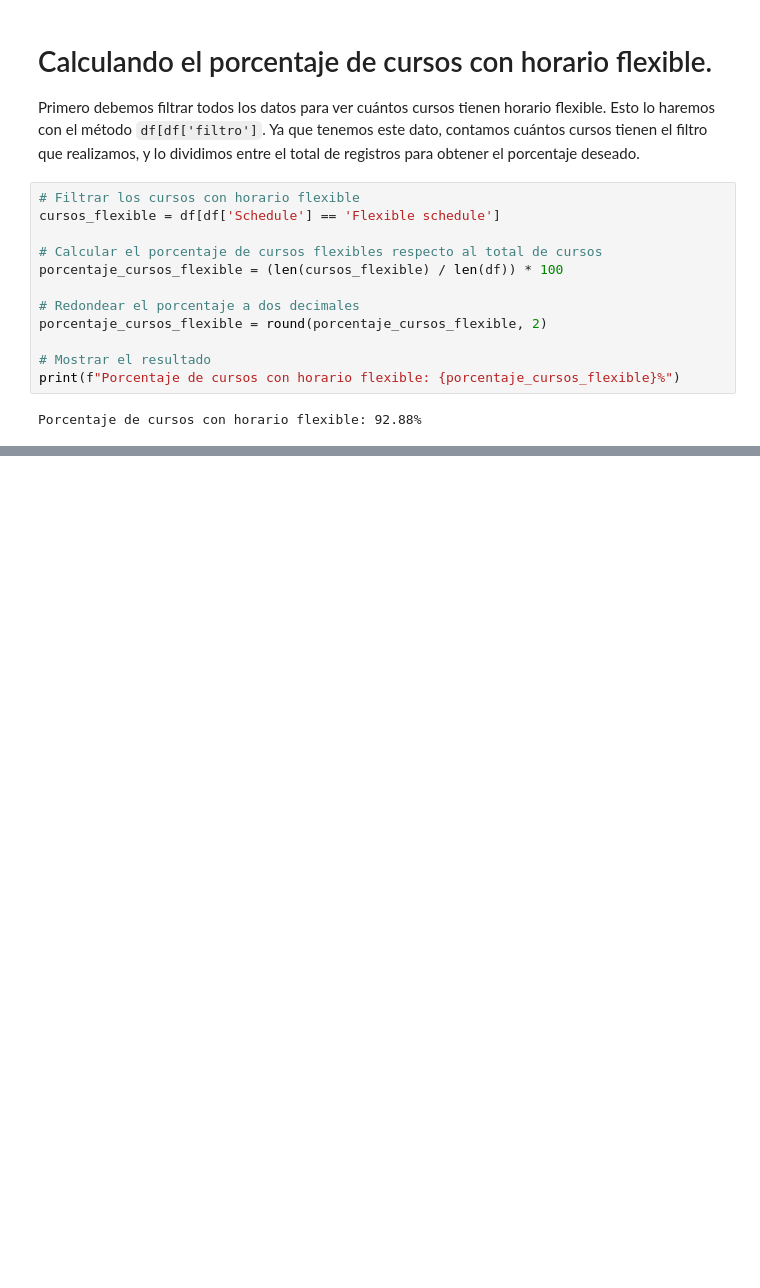
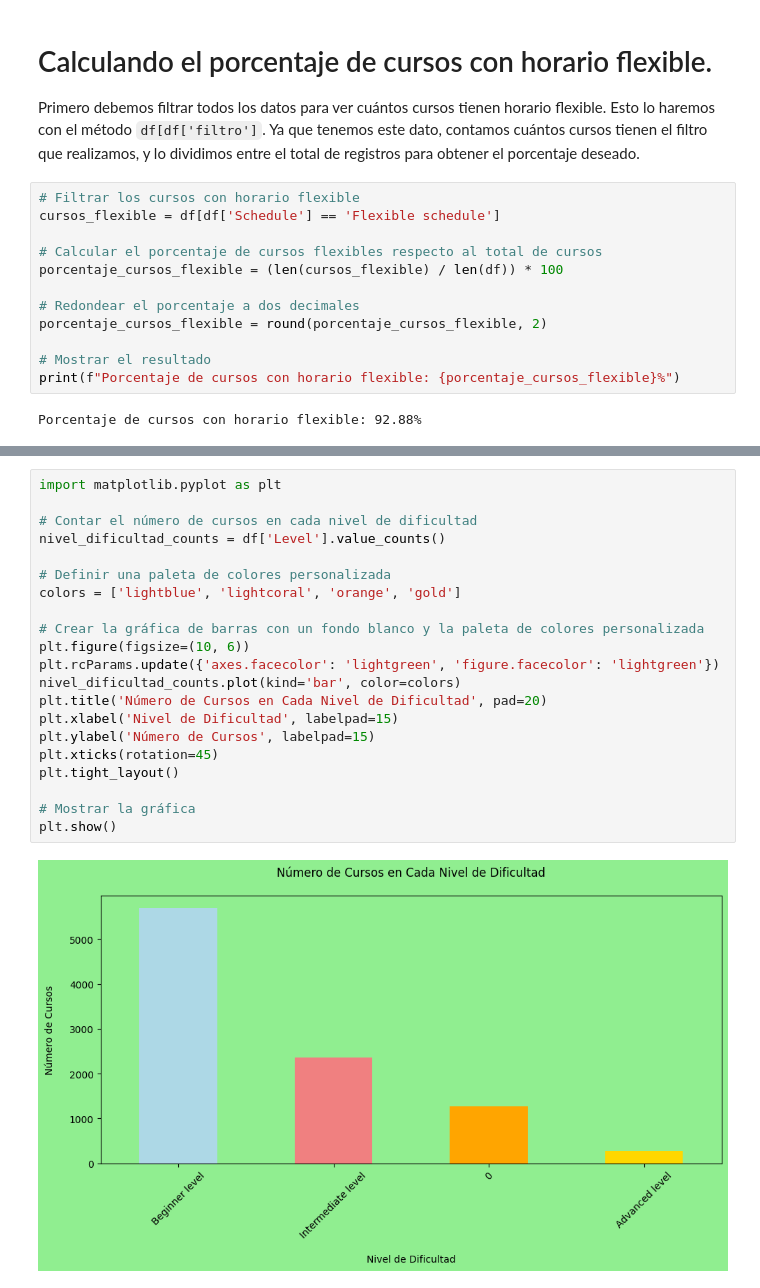
Before and after one commit to NeryJim21/-SS2-Practica2_201700381, a Jupyter notebook: practica2_201700381.ipynb, the cells around one changed output, grey strips where cells are left out. Cells and saved outputs as stored; diff of their text form; blank space fills up the shorter version.

Commit message:
[ADD] Se agregaron algunas gráficas. Pendientes otras gráficas y conclusiones

```diff
--- a/practica2_201700381.ipynb
+++ b/practica2_201700381.ipynb
@@ -114,0 +122,23 @@ Porcentaje de cursos con horario flexible: 92.88%
+# %%
+import matplotlib.pyplot as plt
+
+# Contar el número de cursos en cada nivel de dificultad
+nivel_dificultad_counts = df['Level'].value_counts()
+
+# Definir una paleta de colores personalizada
+colors = ['lightblue', 'lightcoral', 'orange', 'gold']
+
+# Crear la gráfica de barras con un fondo blanco y la paleta de colores personalizada
+plt.figure(figsize=(10, 6))
+plt.rcParams.update({'axes.facecolor': 'lightgreen', 'figure.facecolor': 'lightgreen'})
+nivel_dificultad_counts.plot(kind='bar', color=colors)
+plt.title('Número de Cursos en Cada Nivel de Dificultad', pad=20)
+plt.xlabel('Nivel de Dificultad', labelpad=15)
+plt.ylabel('Número de Cursos', labelpad=15)
+plt.xticks(rotation=45)
+plt.tight_layout()
+
+# Mostrar la gráfica
+plt.show()
+# %% [output]
+[figure, added]
```
Also changed, not shown: parts of 4 cells of this notebook.
